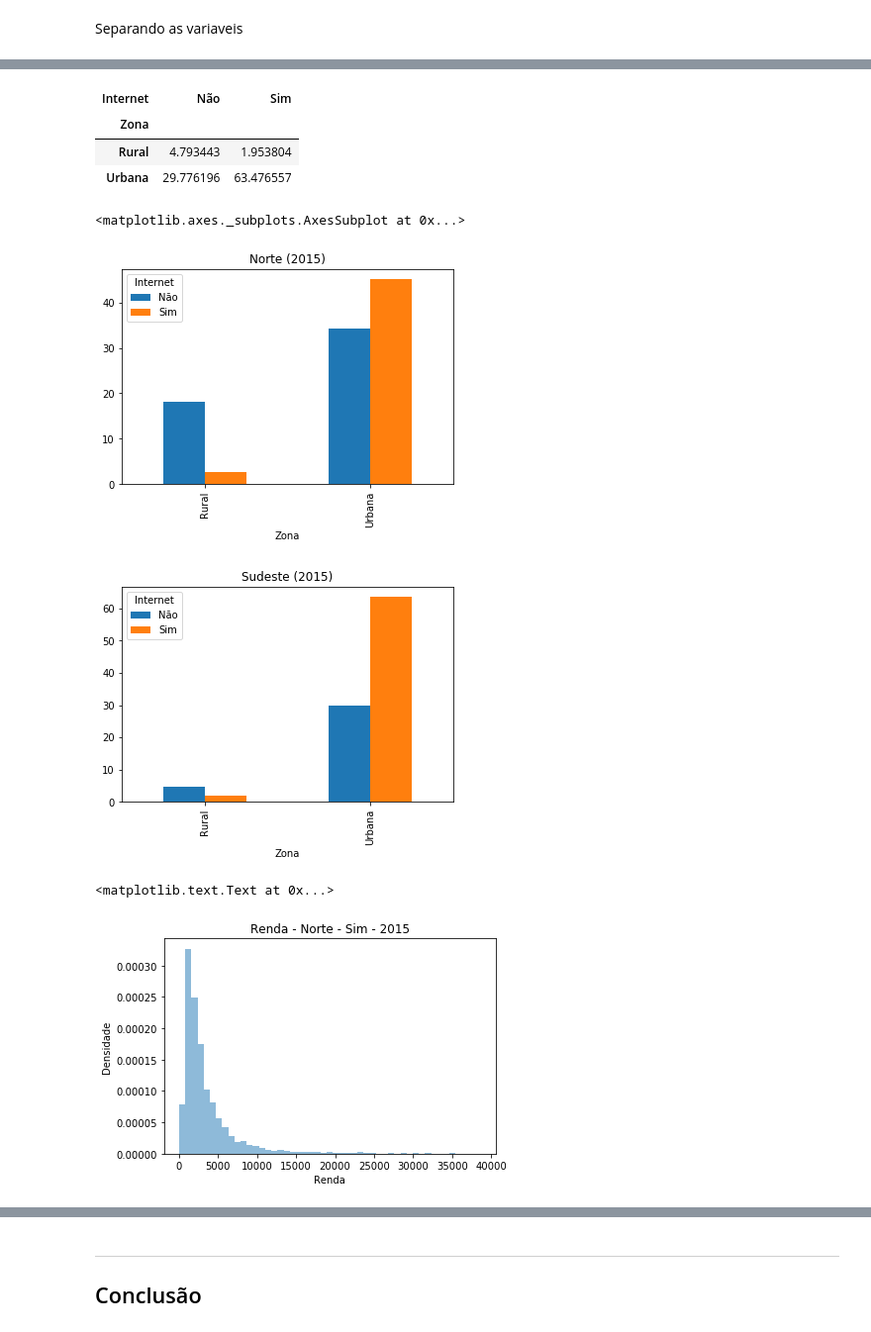
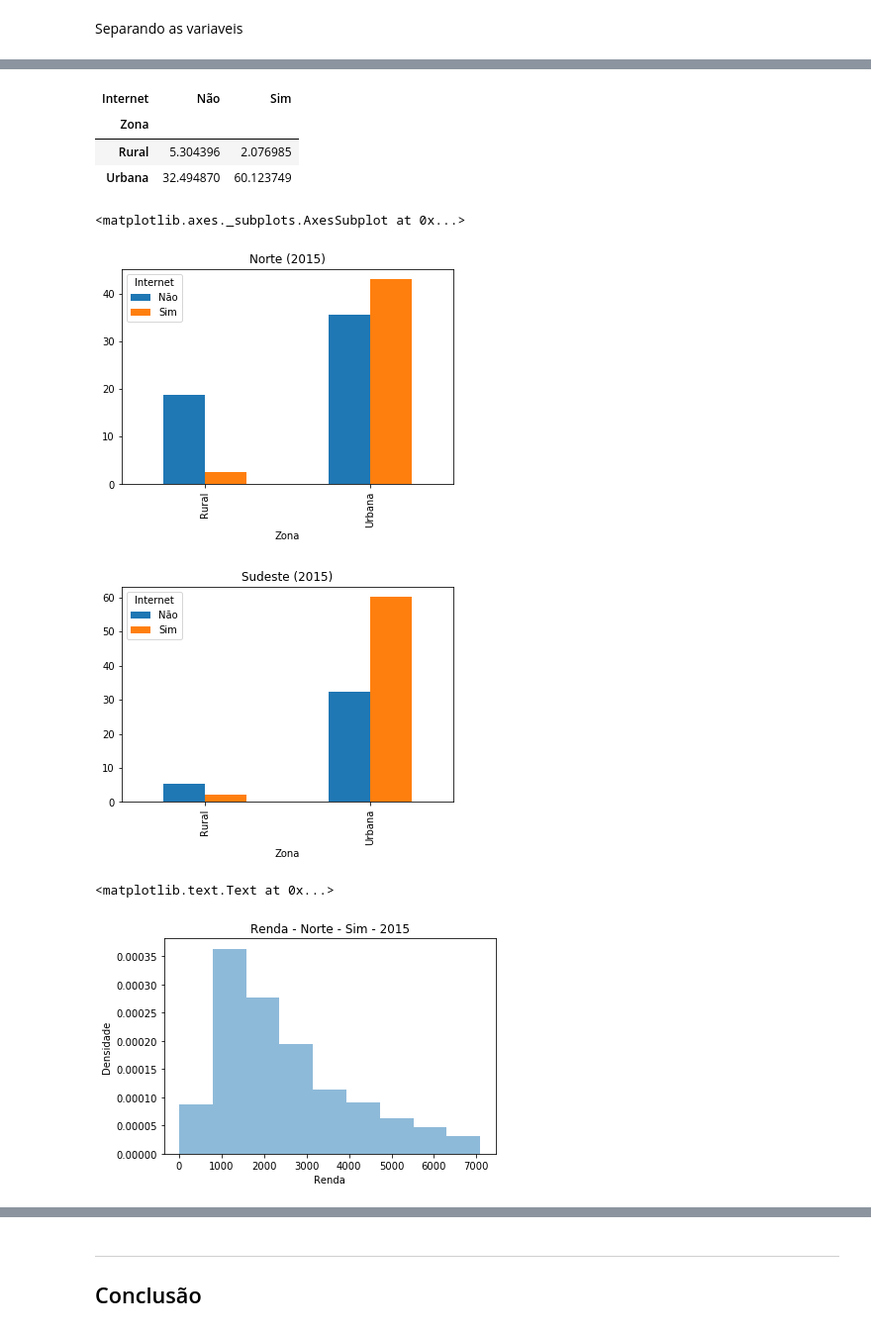
Before and after one commit to FelippeTeracini/Projeto-1-CD, a Jupyter notebook: Projeto 1 Definitivo.ipynb, the cells around one changed output, grey strips where cells are left out. Shown at 99% size. Saved outputs shown, nothing was run; the diff lists cells and outputs as text; code cells hidden in the pictures.

```diff
--- a/Projeto 1 Definitivo.ipynb
+++ b/Projeto 1 Definitivo.ipynb
@@ -123,12 +113,15 @@ dados2013 = dados2013.rename(columns={"V4614": "Renda"})
 # Definição final
 # 2015
 dados2015 = dados2015.loc[:,["Região", "Zona", "Internet", "Renda"]]
+dados2015 = dados2015[dados2015.Renda <= 7880]
 dados2015 = dados2015.dropna()
 # 2014
 dados2014 = dados2014.loc[:,["Região", "Zona", "Internet", "Renda"]]
+dados2014 = dados2014[dados2014.Renda <= 7240]
 dados2014 = dados2014.dropna()
 # 2013
 dados2013 = dados2013.loc[:,["Região", "Zona", "Internet", "Renda"]]
+dados2013 = dados2013[dados2013.Renda <= 6780]
 dados2013 = dados2013.dropna()
 # %%
 # Analise 5 2015
@@ -147,30 +140,30 @@ Analise_5_2015_Sudeste
 # %% [output]
 | Internet | Não | Sim |
 | Zona |  |  |
-| Rural | 4.793443 | 1.953804 |
-| Urbana | 29.776196 | 63.476557 |
+| Rural | 5.304396 | 2.076985 |
+| Urbana | 32.494870 | 60.123749 |
 # %%
 # Grafico Analise 5/1/3 2015
 Analise_5_2015_Norte.plot(kind="bar", title="Norte (2015)")
 Analise_5_2015_Sudeste.plot(kind="bar", title="Sudeste (2015)")
 # %% [output]
 <matplotlib.axes._subplots.AxesSubplot at 0x...>
-[figure, old version]
+[figure, new version]
-[figure, old version]
+[figure, new version]
 # %%
 # Histogramas 2015 Norte
-faixa = range(0,39400,788)
+faixa = range(0,7880,788)
 RENDA_cat = pd.cut(dados2015.Renda, bins=faixa)
 RENDA_cat.value_counts(sort=False, normalize=True)*100
 
 from numpy import zeros_like
 
 plot = dados2015.Renda[(dados2015.Internet == "Sim") & (dados2015.Região == "Norte")].plot.hist(bins=faixa, title='Renda - Norte - Sim - 2015', normed=1, alpha=0.5)
 plt.ylabel('Densidade')
 plt.xlabel('Renda')
 # %% [output]
 <matplotlib.text.Text at 0x...>
-[figure, old version]
+[figure, new version]
 # %%
 plot = dados2015.Renda[(dados2015.Internet == "Não") & (dados2015.Região == "Norte")].plot.hist(bins=faixa, title='Renda - Norte - Nao - 2015', normed=1, alpha=0.5)
 plt.ylabel('Densidade')
```
Also changed, not shown: parts of 14 cells of this notebook.
